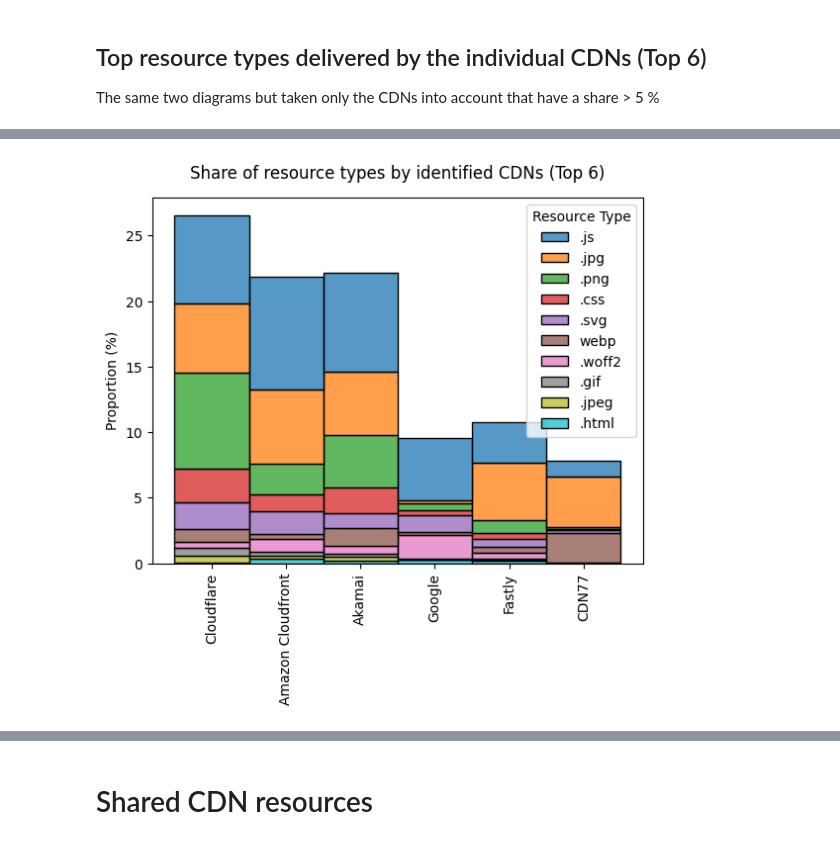
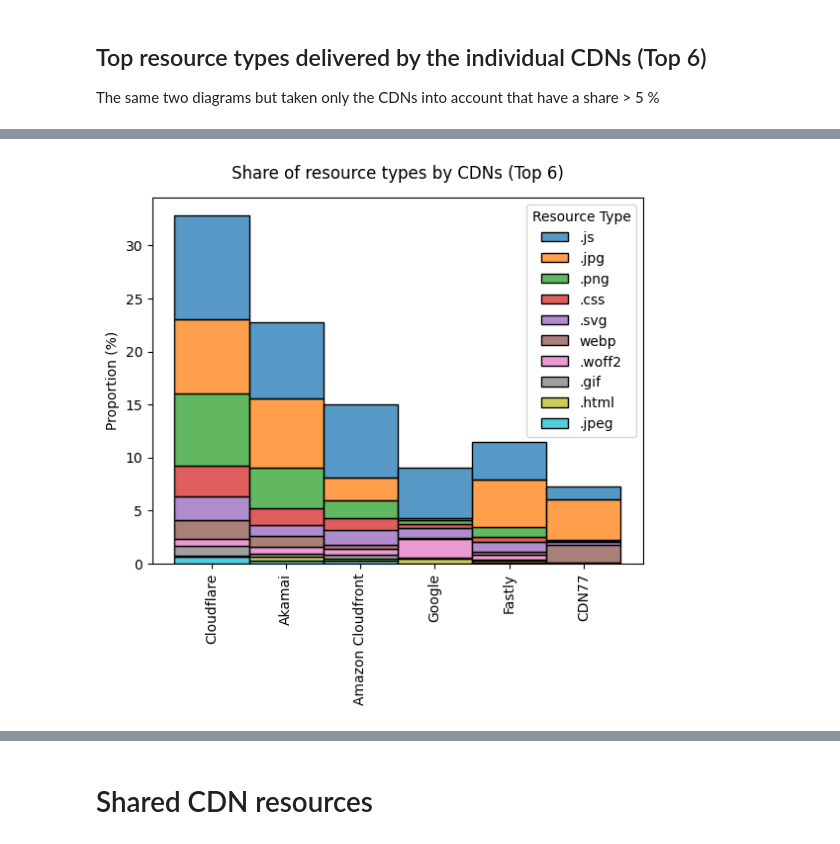
Before and after one commit to hanneskoksch/Analysis-of-CDNs, a Jupyter notebook: Analysis.ipynb, the cells around one changed output, grey strips where cells are left out. Drawn from its saved outputs; the diff is of its cells as text; code cells hidden in the pictures.

```diff
--- a/Analysis.ipynb
+++ b/Analysis.ipynb
@@ -31,7 +16,7 @@ import ast
 # Reading the collected data
 # %%
 # Read the .csv file containing the request data
-df = pd.read_csv('requests.csv')
+df = pd.read_csv('requests_10_08_2024.csv')
 
 # Show 10 random entries
 df.sample(10)
@@ -531,28 +565,26 @@ Categories (18, object): ['Cloudflare' < 'Amazon Cloudfront' < 'Akamai' < 'Googl
 # %%
 top_cdn_filtered_df = filtered_cdns_df[filtered_cdns_df['CDN'].isin(top_cdn_filter_array)].reset_index()
 # %%
-
-
 # Sorting data beforehand so the sns.histplot() function can be used to display a stacked bar plot
 
 # Calculate the frequency of the values in the 'CDN' column
 cdns_frequency = top_cdn_filtered_df['CDN'].value_counts()
 
 # Sort the values by frequency
 sorted_cdns = cdns_frequency.index
 
 # Set the order of the values in the 'CDN' column
 top_cdn_filtered_df['CDN'] = pd.Categorical(top_cdn_filtered_df['CDN'], categories=sorted_cdns, ordered=True)
 
 # Create bar plot
 plt.xticks(rotation=90)
 sns.histplot(data=top_cdn_filtered_df, x="CDN", hue="Resource Type", multiple="stack", hue_order=resources_for_stacked_chart, stat='percent')
 plt.xlabel('')
 plt.ylabel('Proportion (%)')
-plt.title('Share of resource types by identified CDNs (Top 6)', y=1.03)
+plt.title('Share of resource types by CDNs (Top 6)', y=1.03)
 plt.show()
 # %% [output]
-[figure, old version]
+[figure, new version]
 # %%
 # Create bar plot
 plt.xticks(rotation=90)
```
Also changed, not shown: parts of 33 cells of this notebook, 2 other files.
